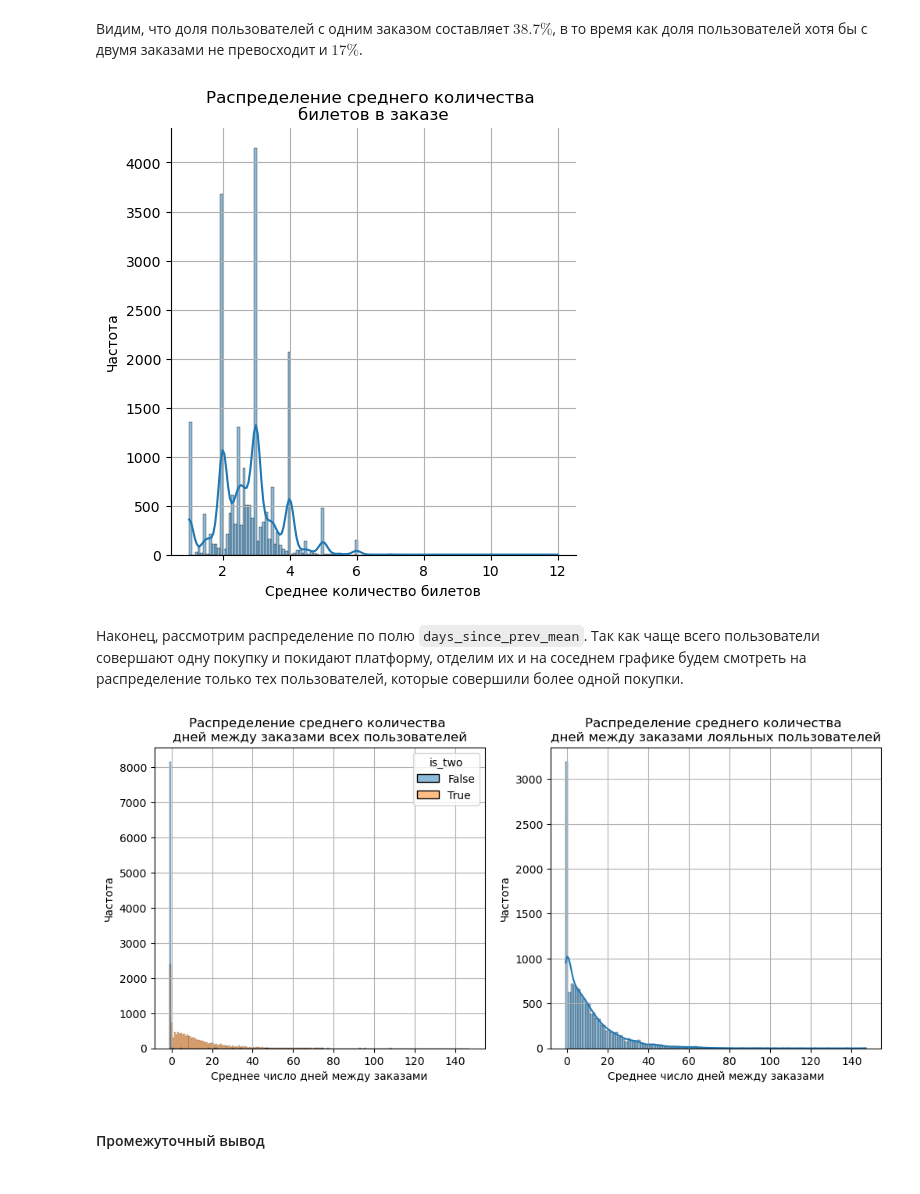
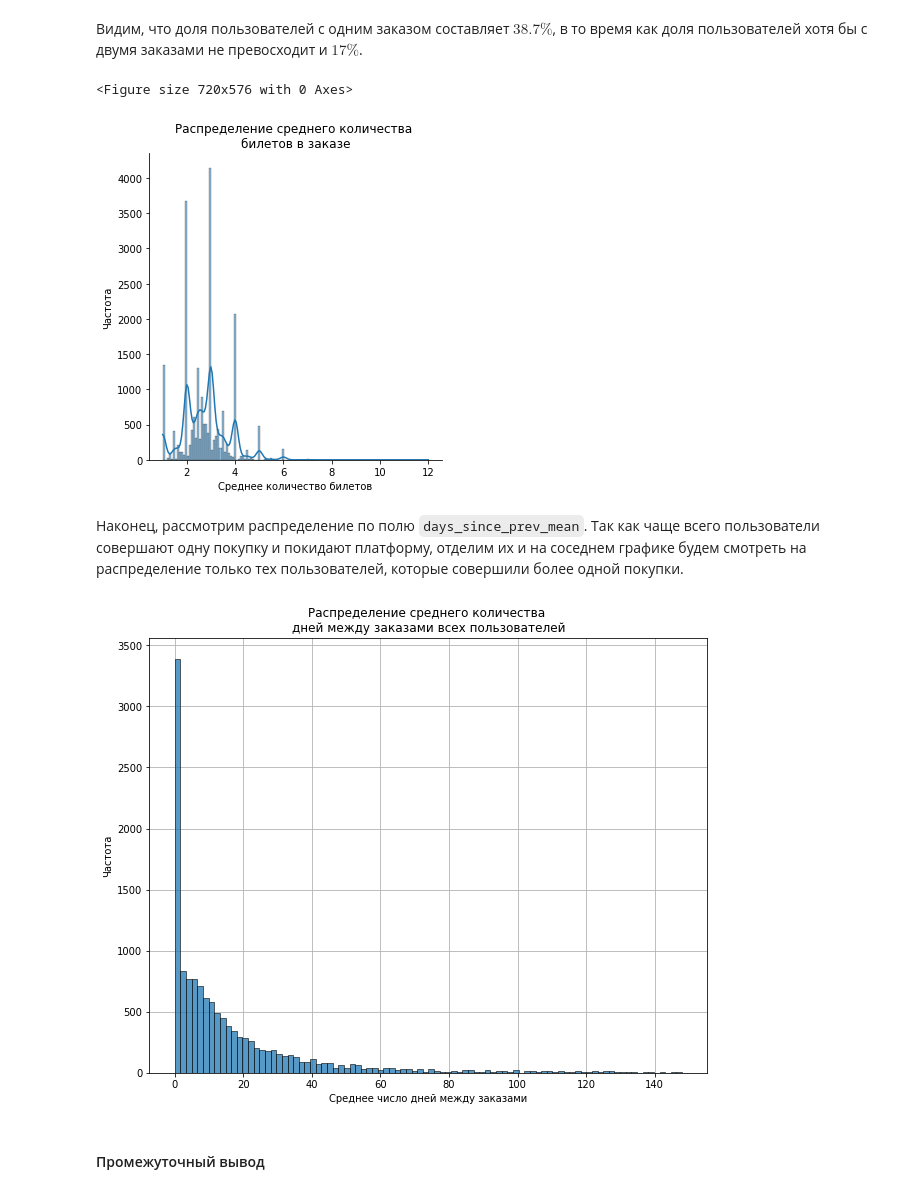
Before and after one commit to ivmulin/afisha_analysis, a Jupyter notebook: notebook.ipynb, the cells around one changed output. Saved outputs shown, nothing was run; the diff lists cells and outputs as text; code cells hidden in the pictures.

```diff
--- a/notebook.ipynb
+++ b/notebook.ipynb
@@ -700,0 +942,11 @@ memory usage: 20.5 MB
+# %%
+duplicates_to_regard = [
+    'user_id',
+    'device_type_canonical',
+    'order_ts',
+    'revenue',
+    'event_id',
+    'service_name',
+]
+
+print(f"Имеется {df[duplicates_to_regard].duplicated().sum()} дубликатов")
@@ -700,0 +1090,9 @@ memory usage: 20.5 MB
+# %%
+before = df.shape[0]
+df.drop_duplicates(duplicates_to_regard, inplace=True)
+after = df.shape[0]
+
+diff = before - after
+ratio = diff / before
+
+print(f"Избавились от {diff} дубликатов, что составило {ratio * 100:.2f}% данных 👌")
@@ -982,6 +1463,8 @@ df_agged['orders_count'].value_counts().to_frame().join(
 # %% [markdown]
 Видим, что доля пользователей с одним заказом составляет $38.7\%$, в то время как доля пользователей хотя бы с двумя заказами не превосходит и $17\%$.
 # %%
+plt.figure(figsize=(10, 8))
+
 sns.displot(
     df_agged['tickets_count_mean'],
     kde=True
@@ -991,44 +1474,30 @@ plt.title('Распределение среднего количества \nб
 plt.xlabel('Среднее количество билетов')
 plt.ylabel('Частота')
 
-plt.grid('abracadabra')
-
 plt.show()
 # %% [output]
+<Figure size 720x576 with 0 Axes>
-[figure, old version]
+[figure, new version]
 # %% [markdown]
 Наконец, рассмотрим распределение по полю `days_since_prev_mean`. Так как чаще всего пользователи совершают одну покупку и покидают платформу, отделим их и на соседнем графике будем смотреть на распределение только тех пользователей, которые совершили более одной покупки.
 # %%
-fig, ax = plt.subplots(1, 2, figsize=(12, 5))
+plt.figure(figsize=(10, 8))
+plt.grid('x')
 
 sns.histplot(
-    data=df_agged,
+    data=df_agged.loc[df_agged['is_two']],
     x='days_since_prev_mean',
-    ax=ax[0],
-    hue='is_two'
+    zorder=3
 )
 
-sns.histplot(
-    data=df_agged.loc[df_agged['days_since_prev_mean'] != -1],
-    x='days_since_prev_mean',
-    ax=ax[1],
-    kde=True
-)
+plt.title('Распределение среднего количества \nдней между заказами всех пользователей')
+plt.xlabel('Среднее число дней между заказами')
+plt.ylabel('Частота')
 
-ax[0].set_title('Распределение среднего количества \nдней между заказами всех пользователей')
-ax[1].set_title('Распределение среднего количества \nдней между заказами лояльных пользователей')
-
-ax[0].set_xlabel('Среднее число дней между заказами')
-ax[1].set_xlabel('Среднее число дней между заказами')
-ax[0].set_ylabel('Частота')
-ax[1].set_ylabel('Частота')
-
-ax[0].grid('x')
-ax[1].grid('y')
 
 plt.show()
 # %% [output]
-[figure, old version]
+[figure, new version]
 # %% [markdown]
 #### Промежуточный вывод
 # %% [markdown]
```
Also changed, not shown: parts of 155 cells of this notebook, 1 other file.
